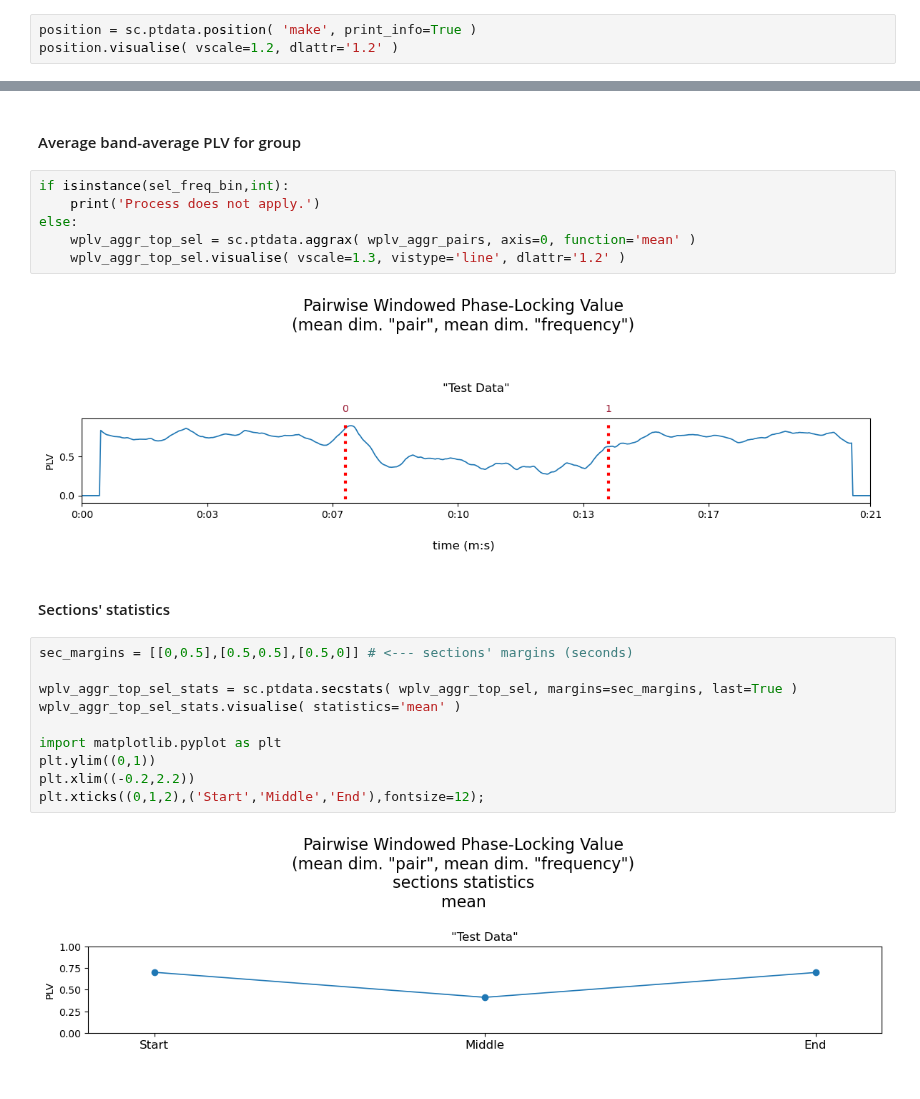
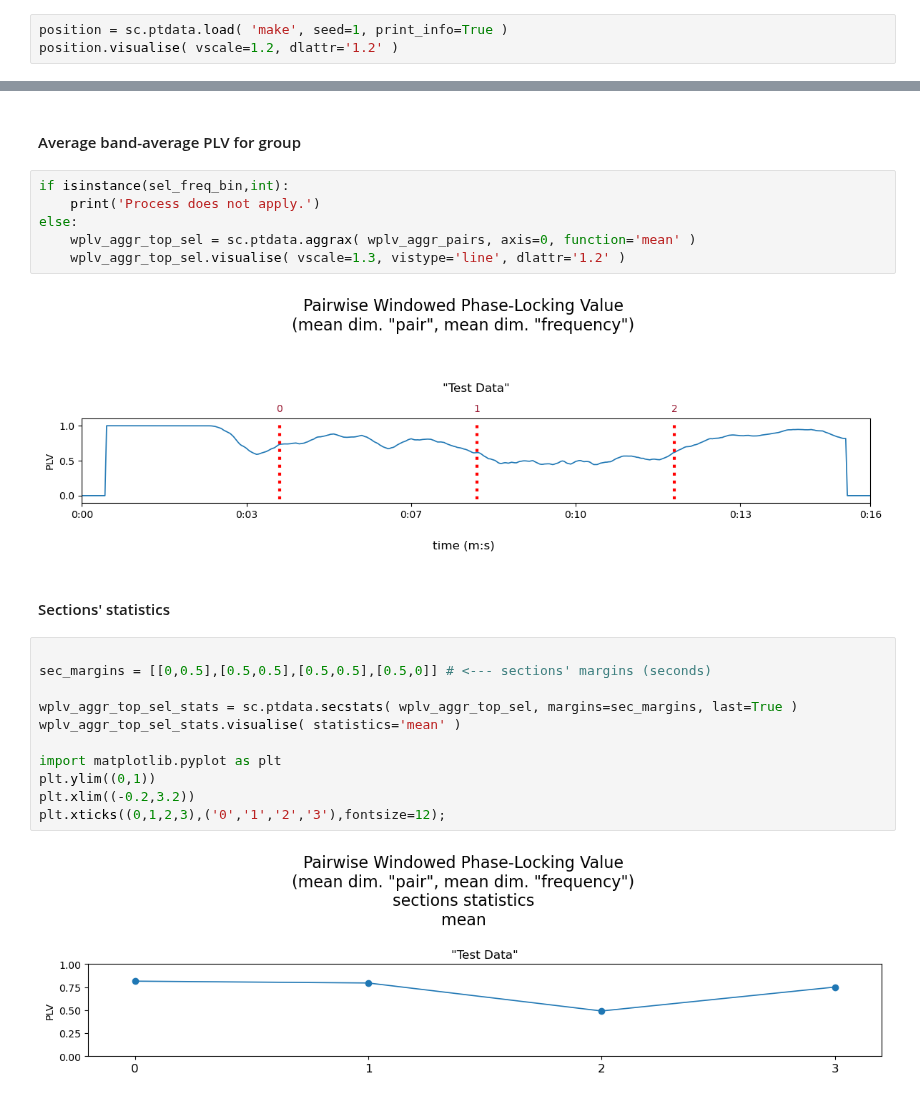
Before and after one commit to juigmend/SynCoord, a Jupyter notebook: docs/PLV.ipynb, the cells around one changed output, grey strips where cells are left out. Saved outputs shown, nothing was run; the diff lists cells and outputs as text.

```diff
--- a/docs/PLV.ipynb
+++ b/docs/PLV.ipynb
@@ -40,7 +40,7 @@ import syncoord as sc
 ***
 ### Generate synthetic data
 # %%
-position = sc.ptdata.position( 'make', print_info=True )
+position = sc.ptdata.load( 'make', seed=1, print_info=True )
 position.visualise( vscale=1.2, dlattr='1.2' )
 # %% [output]
 index; key; Name; duration (s):
@@ -119,19 +119,20 @@ else:
     wplv_aggr_top_sel = sc.ptdata.aggrax( wplv_aggr_pairs, axis=0, function='mean' )
     wplv_aggr_top_sel.visualise( vscale=1.3, vistype='line', dlattr='1.2' )
 # %% [output]
-[figure, old version]
+[figure, new version]
 # %% [markdown]
 >
 #### Sections' statistics
 # %%
-sec_margins = [[0,0.5],[0.5,0.5],[0.5,0]] # <--- sections' margins (seconds)
+
+sec_margins = [[0,0.5],[0.5,0.5],[0.5,0.5],[0.5,0]] # <--- sections' margins (seconds)
 
 wplv_aggr_top_sel_stats = sc.ptdata.secstats( wplv_aggr_top_sel, margins=sec_margins, last=True )
 wplv_aggr_top_sel_stats.visualise( statistics='mean' )
 
 import matplotlib.pyplot as plt
 plt.ylim((0,1))
-plt.xlim((-0.2,2.2))
-plt.xticks((0,1,2),('Start','Middle','End'),fontsize=12);
+plt.xlim((-0.2,3.2))
+plt.xticks((0,1,2,3),('0','1','2','3'),fontsize=12);
 # %% [output]
-[figure, old version]
+[figure, new version]
```
Also changed, not shown: parts of 7 cells of this notebook.
